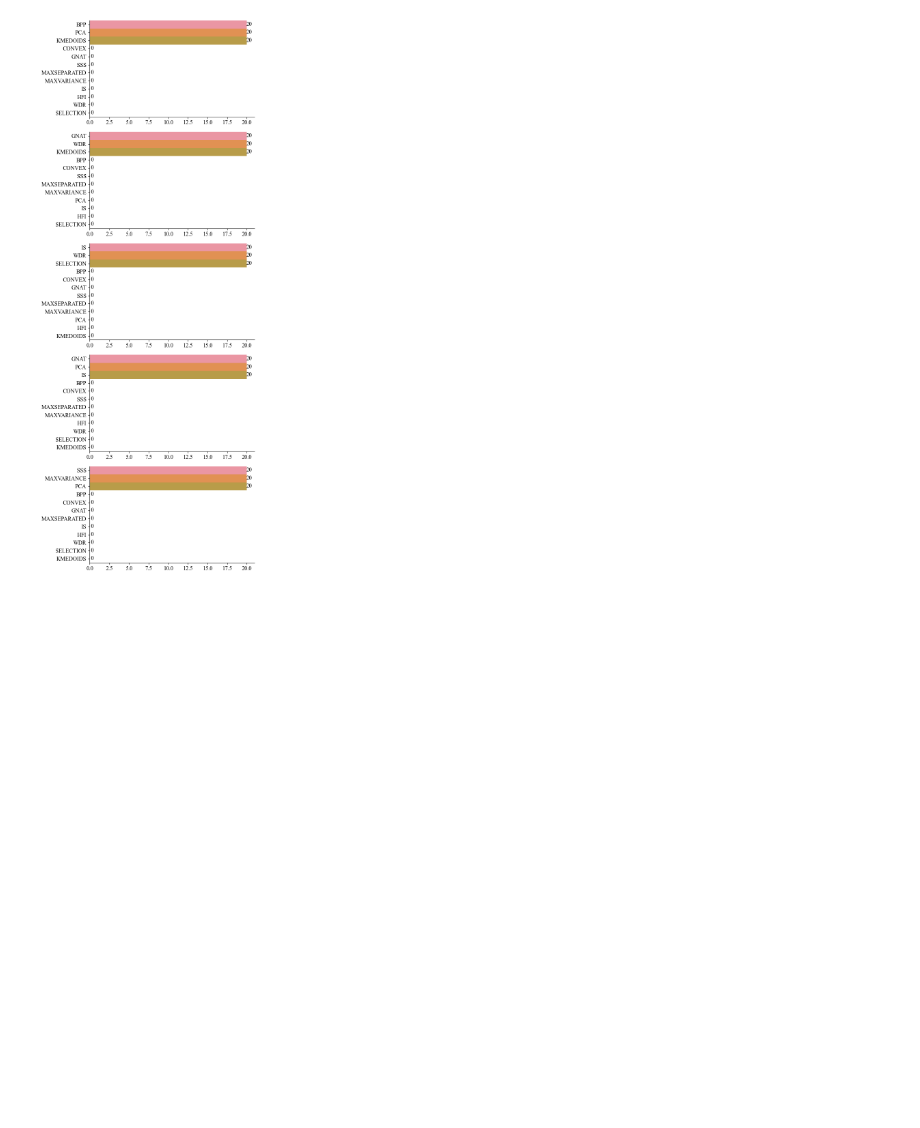
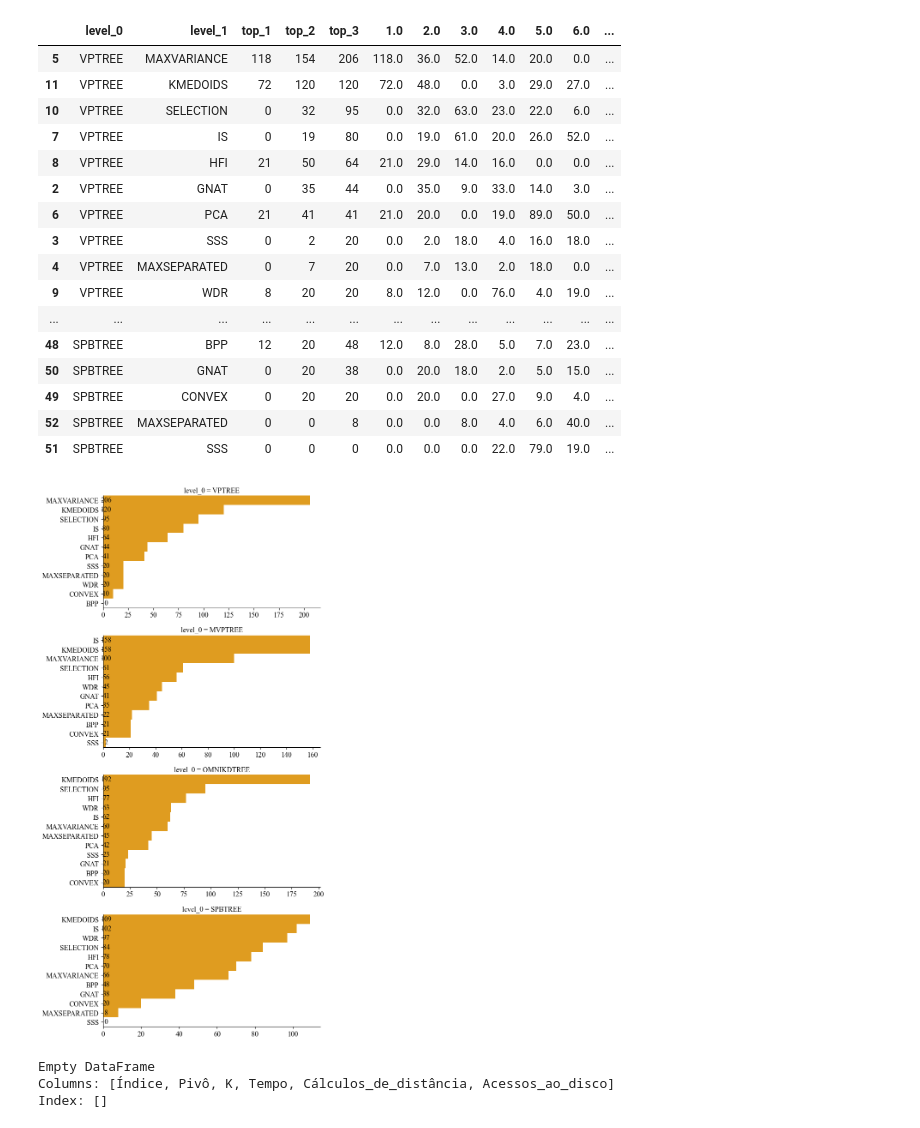
Before and after one commit to JoaoVitorLeite/gervLibProject, a Jupyter notebook: gervLib_Project/gervLib/python/Plots.ipynb, the cells around one changed output. Drawn from its saved outputs; the diff is of its cells as text; code cells hidden in the pictures; blank space fills up the shorter version.

```diff
--- a/gervLib_Project/gervLib/python/Plots.ipynb
+++ b/gervLib_Project/gervLib/python/Plots.ipynb
@@ -264,7 +250,7 @@ plot_build("../../../../../tcc_expt/consultas/" + dataset,
 def annotate_bars2(data, data2, **kwargs):
     ax = plt.gca()
     for p in ax.patches:
-        ax.annotate(format(p.get_width(), '.0f'), (p.get_width(), p.get_y() + p.get_height() / 2),
+        ax.annotate(format(p.get_width(), '.0f'), (p.get_width()/1000, p.get_y() + p.get_height() / 2),
                     ha='center', va='center', xytext=(5, 0), textcoords='offset points')
 
 # def custom_plot(data, sort_column, **kwargs):
@@ -334,6 +320,8 @@ def ranking_by_index(path, rankBy = 'Cálculos_de_distância',
         #sns.barplot(aux, x='level_1', y=top)
         df2 = pd.concat([df2, aux])
 
+
+    df.to_csv("pla_top_3.csv", index=False, header=True)
 #     aux = df[df['level_0'] == 'VPTREE']
 #     aux = aux.sort_values(by=top, ascending=False)
 
@@ -343,14 +331,12 @@ def ranking_by_index(path, rankBy = 'Cálculos_de_distância',
 #     p.set(ylabel='')
 
     g = sns.catplot(df2, x=top, y='level_1', col='level_0', kind='bar', orient='h', sharex=False, sharey=False,
-                    col_wrap=1, height=3.3, aspect=2, width=1.0, dodge=False)
+                    col_wrap=1, height=3.3, aspect=2.1, width=1.0, dodge=False, color='orange')
     #g.set(xscale='log')
     g.map(annotate_bars2, top, "level_1")
-    g.set_titles('')
+    #g.set_titles('')
     g.set(xlabel='')
     g.set(ylabel='')
-
-
 
 #     palette = sns.color_palette(cc.glasbey, n_colors=12)
 #     pald = zip(pivos, palette)
@@ -375,18 +361,40 @@ def ranking_by_index(path, rankBy = 'Cálculos_de_distância',
     else:
         plt.savefig(outputPath + "/" + "ranking_" + outputName + "_" + top + "_" + ".svg", dpi = 300)
 # %%
-name = 'syn'
+ranking_by_index(path='../../../../../tcc_expt/consultas/', rankBy='Tempo', join='mean', asc=True,
+        max_rep=1, removeRandom=True, listIndex=['VPTREE', 'MVPTREE', 'OMNIKDTREE', 'SPBTREE'],
+        listDatasets=['cities', 'avila', 'internet', 'card', 'ulcer', 'nasa', 'aloi', 'sift', 'sift', 'mnist_s', 'cophir', 'la'],
+        outputPath=None, outputName='accum', top='top_3')
 
-ranking_by_index(path='../../../../../tcc_expt/consultas/', rankBy='Tempo', join='mean', asc=True,
-        max_rep=1, removeRandom=True, listIndex=['VPTREE', 'MVPTREE', 'OMNIKDTREE', 'PMTREE', 'SPBTREE'],
-        listDatasets=[name],
-        outputPath="/home/joaoleite/Documents/Figuras/Figs_expts", outputName=name, top='top_3')
+#"/home/joaoleite/Documents/TCC/Figuras/Figs_expts"
 # %% [output]
+|  | level_0 | level_1 | top_1 | top_2 | top_3 | 1.0 | 2.0 | 3.0 | 4.0 | 5.0 | 6.0 | ... |
+| 5 | VPTREE | MAXVARIANCE | 118 | 154 | 206 | 118.0 | 36.0 | 52.0 | 14.0 | 20.0 | 0.0 | ... |
+| 11 | VPTREE | KMEDOIDS | 72 | 120 | 120 | 72.0 | 48.0 | 0.0 | 3.0 | 29.0 | 27.0 | ... |
+| 10 | VPTREE | SELECTION | 0 | 32 | 95 | 0.0 | 32.0 | 63.0 | 23.0 | 22.0 | 6.0 | ... |
+| 7 | VPTREE | IS | 0 | 19 | 80 | 0.0 | 19.0 | 61.0 | 20.0 | 26.0 | 52.0 | ... |
+| 8 | VPTREE | HFI | 21 | 50 | 64 | 21.0 | 29.0 | 14.0 | 16.0 | 0.0 | 0.0 | ... |
+| 2 | VPTREE | GNAT | 0 | 35 | 44 | 0.0 | 35.0 | 9.0 | 33.0 | 14.0 | 3.0 | ... |
+| 6 | VPTREE | PCA | 21 | 41 | 41 | 21.0 | 20.0 | 0.0 | 19.0 | 89.0 | 50.0 | ... |
+| 3 | VPTREE | SSS | 0 | 2 | 20 | 0.0 | 2.0 | 18.0 | 4.0 | 16.0 | 18.0 | ... |
+| 4 | VPTREE | MAXSEPARATED | 0 | 7 | 20 | 0.0 | 7.0 | 13.0 | 2.0 | 18.0 | 0.0 | ... |
+| 9 | VPTREE | WDR | 8 | 20 | 20 | 8.0 | 12.0 | 0.0 | 76.0 | 4.0 | 19.0 | ... |
+| ... | ... | ... | ... | ... | ... | ... | ... | ... | ... | ... | ... | ... |
+| 48 | SPBTREE | BPP | 12 | 20 | 48 | 12.0 | 8.0 | 28.0 | 5.0 | 7.0 | 23.0 | ... |
+| 50 | SPBTREE | GNAT | 0 | 20 | 38 | 0.0 | 20.0 | 18.0 | 2.0 | 5.0 | 15.0 | ... |
+| 49 | SPBTREE | CONVEX | 0 | 20 | 20 | 0.0 | 20.0 | 0.0 | 27.0 | 9.0 | 4.0 | ... |
+| 52 | SPBTREE | MAXSEPARATED | 0 | 0 | 8 | 0.0 | 0.0 | 8.0 | 4.0 | 6.0 | 40.0 | ... |
+| 51 | SPBTREE | SSS | 0 | 0 | 0 | 0.0 | 0.0 | 0.0 | 22.0 | 79.0 | 19.0 | ... |
-[figure, old version]
+[figure, new version]
 # %%
-df = read_query_Files("../../../../../tcc_expt/consultas/sift", join="mean", max_rep=1, removeRandom=True)
-aux = df[df['Pivô'] == 'KMEDOIDS']
-print(aux[aux['Índice'] == 'PMTREE'])
+df = read_query_Files("../../../../../tcc_expt/consultas/la", join="mean", max_rep=1, removeRandom=True)
+aux = df[df['Índice'] == 'VPTREE']
+print(aux[aux['Pivô'] == 'KMEDOIS'])
+#print(aux[aux['Índice'] == 'PMTREE'])
+# %% [output]
+Empty DataFrame
+Columns: [Índice, Pivô, K, Tempo, Cálculos_de_distância, Acessos_ao_disco]
+Index: []
 # %%
 # df = read_stats_Files("../../../../../tcc_expt/consultas/internet", join="mean", removeRandom=True, max_rep = 1, time='ms')
 # print(df)
```
Also changed, not shown: parts of 2 cells of this notebook, 14 other files.
